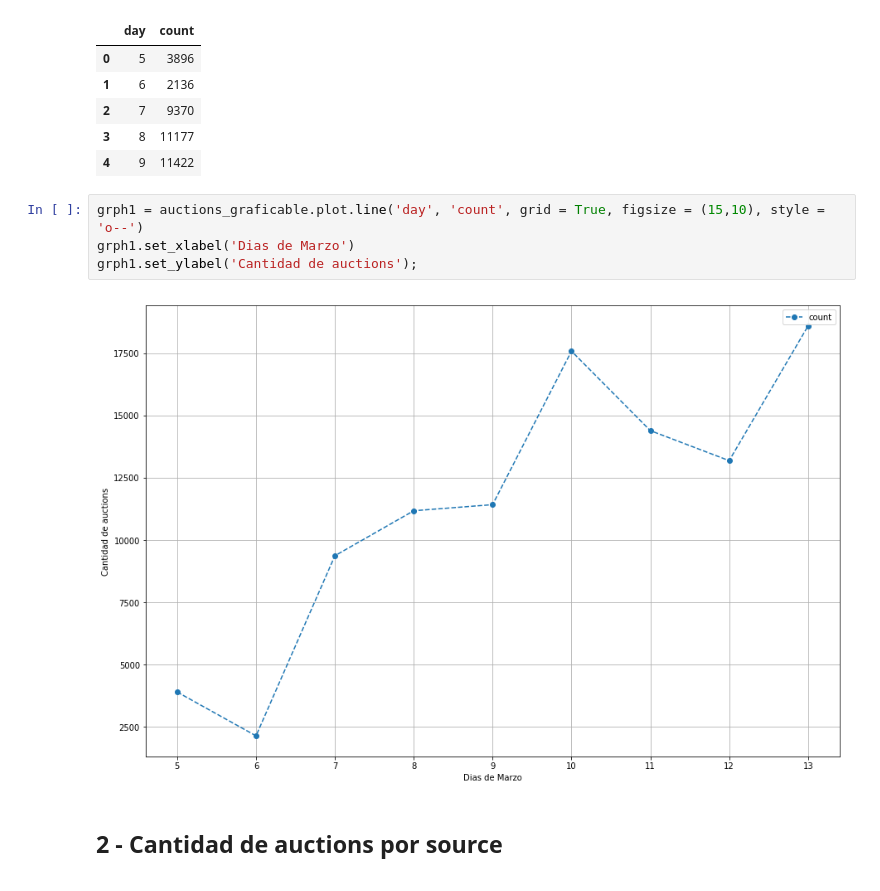
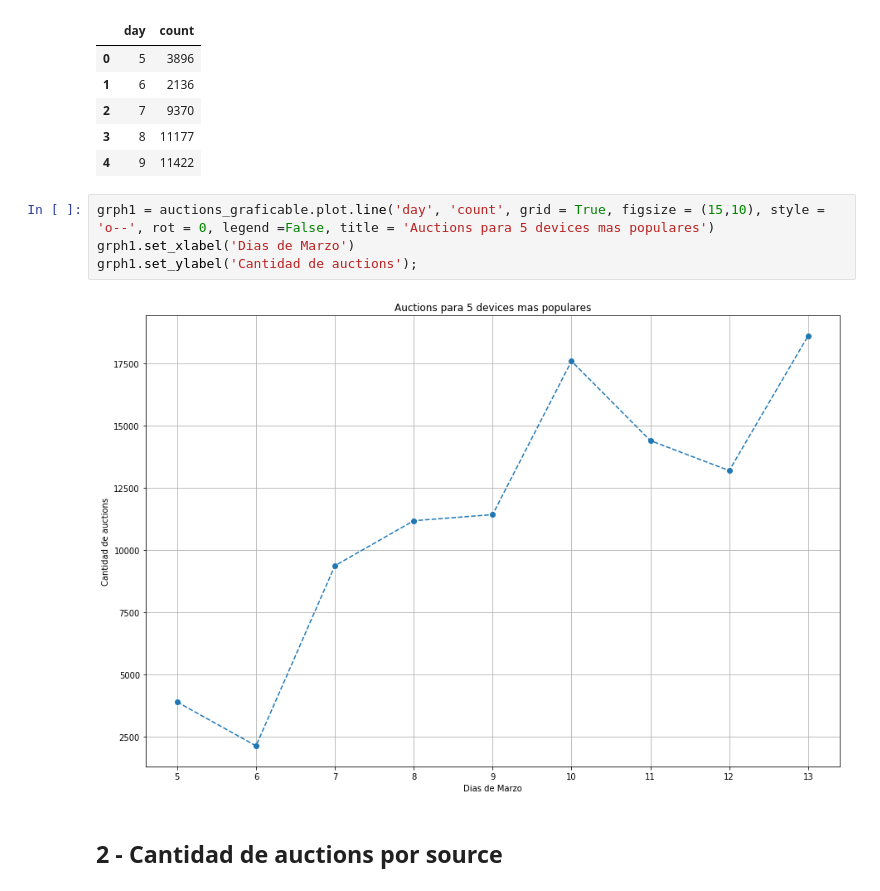
Before and after one commit to sberoch/Datos, a Jupyter notebook: auctions.ipynb, the cells around one changed output. Drawn from its saved outputs; the diff is of its cells as text.

```diff
--- a/auctions.ipynb
+++ b/auctions.ipynb
@@ -83,11 +83,11 @@ auctions_graficable.head()
 | 3 | 8 | 11177 |
 | 4 | 9 | 11422 |
 # %%
-grph1 = auctions_graficable.plot.line('day', 'count', grid = True, figsize = (15,10), style = 'o--')
+grph1 = auctions_graficable.plot.line('day', 'count', grid = True, figsize = (15,10), style = 'o--', rot = 0, legend =False, title = 'Auctions para 5 devices mas populares')
 grph1.set_xlabel('Dias de Marzo')
 grph1.set_ylabel('Cantidad de auctions');
 # %% [output]
-[figure, old version]
+[figure, new version]
 # %% [markdown]
 ## 2 - Cantidad de auctions por source
 # %%
```
Also changed, not shown: parts of 13 cells of this notebook.
